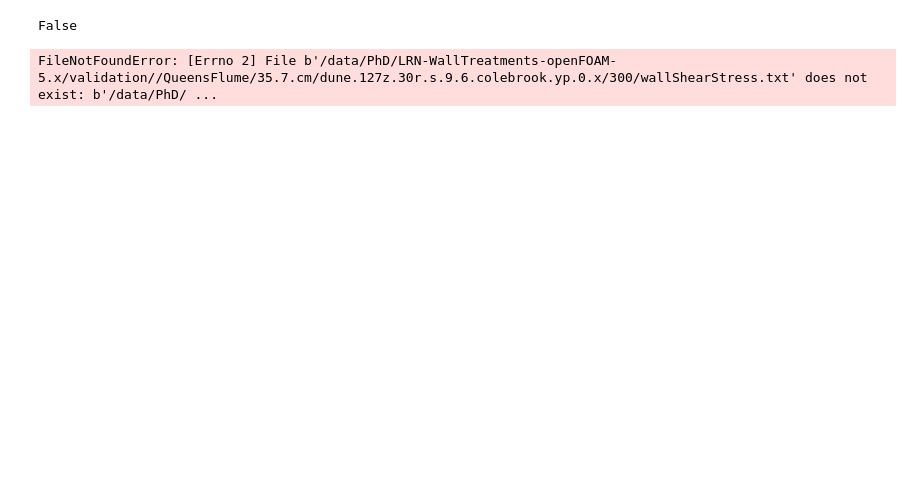
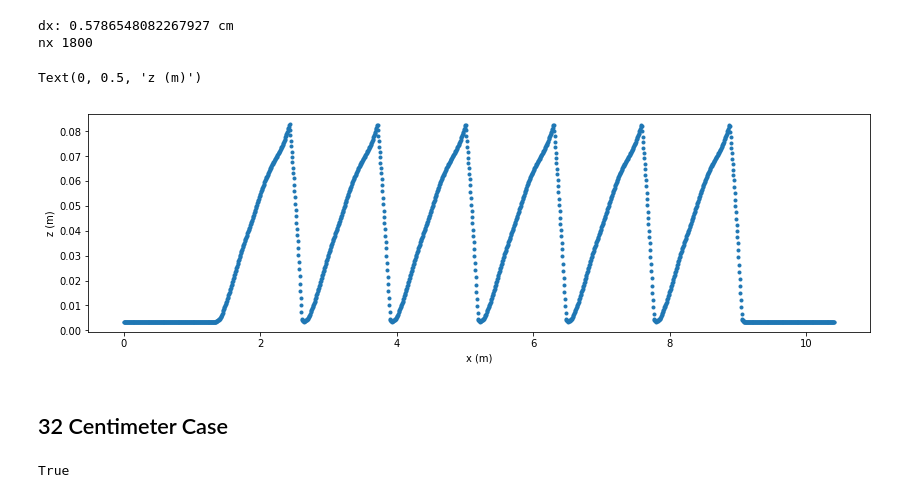
Before and after one commit to plgrover/pymorph, a Jupyter notebook: notebooks/Paper_3/2019-05-24_3D_Calibration.ipynb, the cells around one changed output. Saved outputs shown, nothing was run; the diff lists cells and outputs as text; code cells hidden in the pictures; blank space fills up the shorter version.

```diff
--- a/notebooks/Paper_3/2019-05-24_3D_Calibration.ipynb
+++ b/notebooks/Paper_3/2019-05-24_3D_Calibration.ipynb
@@ -41,11 +71,68 @@ rc('animation', html='html5')
+# %%
+filepath = 'dune_profile_dune5_rep_runway.txt'
+
+def is_number(s):
+    try:
+        float(s)
+        return True
+    except ValueError:
+        return False
+
+
+
+def readFile(filepath, resolution_cells = 800):
+    xs = []
+    zs = []
+    with open(filepath) as f:
+        for line in f:
+            values = line.split(',')
+            if is_number(values[0]) and is_number(values[1]):
+                x = float(values[0])
+                z = float(values[1])
+                xs.append(x)
+                zs.append(z)
+
+    xs = np.array(xs)
+    zs = np.array(zs)
+
+    #--------------------------------
+    # Increase the resolution on the grid
+    #--------------------------------
+    xmax = xs.max()
+    nx = len(xs)
+    f = interp1d(xs, zs)
+
+    xnew = np.linspace(0., xmax, num=resolution_cells)
+    znew = f(xnew)
+    return xnew, znew
+
+x0,z0 = readFile(filepath, resolution_cells = 1800)
+
+dx = x0[1] - x0[0]
+
+print('dx: {0} cm'.format(dx*100.))
+print('nx {0}'.format(len(x0)))
+
+fig = plt.figure(figsize=(14, 4))
+plt.plot(x0,z0, '.')
+plt.xlabel('x (m)')
+plt.ylabel('z (m)')
+# %% [output]
+dx: 0.5786548082267927 cm
+nx 1800
+Text(0, 0.5, 'z (m)')
+[figure, added]
+# %% [markdown]
+## 32 Centimeter Case
 # %%
 import pandas as pd
-filepath = r'/data/PhD/LRN-WallTreatments-openFOAM-5.x/validation//QueensFlume/35.7.cm/dune.127z.30r.s.9.6.colebrook.yp.0.x/300/wallShearStress.txt'
+filepath = r'/data/LRN-WallTreatments-openFOAM-5.x/validation//QueensFlume/35.7.cm/dune.127z.30r.s.9.6.colebrook.yp.0.x/300/wallShearStress.txt'
 print(os.path.exists(filepath))
 tau32df = pd.read_csv(filepath, sep='\t', index_col=0)
 
-filepath = r'/data/PhD/LRN-WallTreatments-openFOAM-5.x/validation//QueensFlume/23.7.cm/dune.100z.40r.s.0.96.colebrook.yp.0.x/300/wallShearStress.txt'
+filepath = r'/data/LRN-WallTreatments-openFOAM-5.x/validation//QueensFlume/23.7.cm/dune.100z.40r.s.0.96.colebrook.yp.0.x/300/wallShearStress.txt'
 tau20df = pd.read_csv(filepath, sep='\t', index_col=0)
+
+xc = tau32df.index
 # %% [output]
-False
+True
-FileNotFoundError: [Errno 2] File b'/data/PhD/LRN-WallTreatments-openFOAM-5.x/validation//QueensFlume/35.7.cm/dune.127z.30r.s.9.6.colebrook.yp.0.x/300/wallShearStress.txt' does not exist: b'/data/PhD/ ...
```
Also changed, not shown: parts of 17 cells of this notebook, 6 other files.
